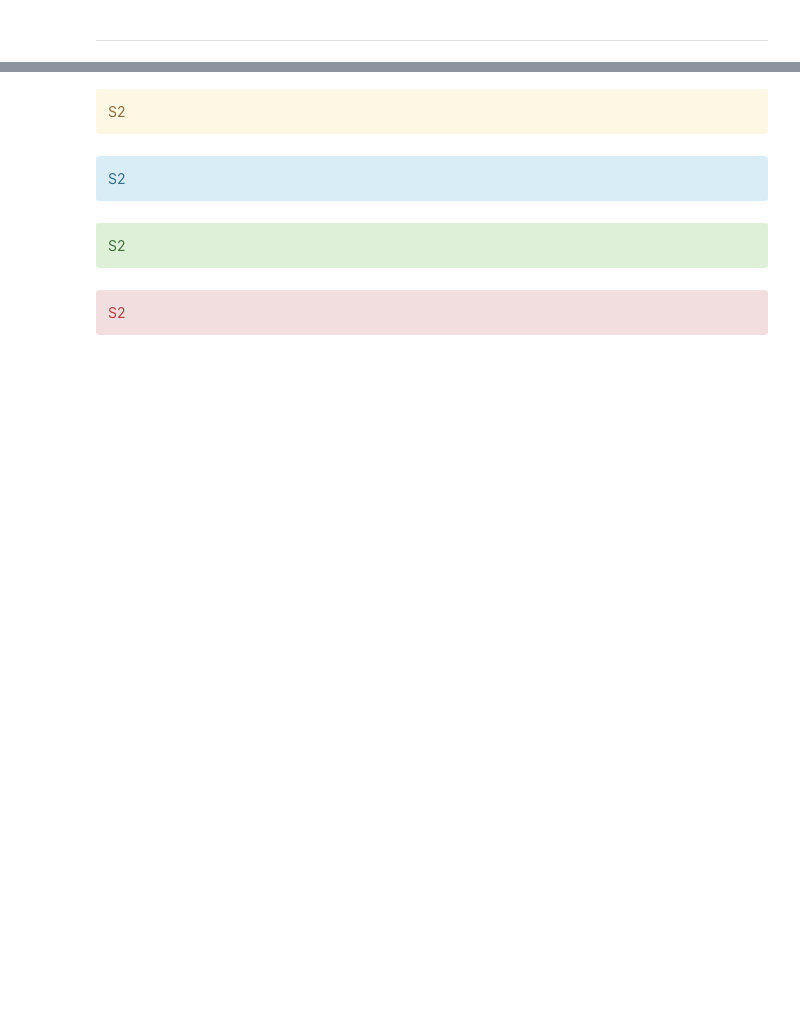
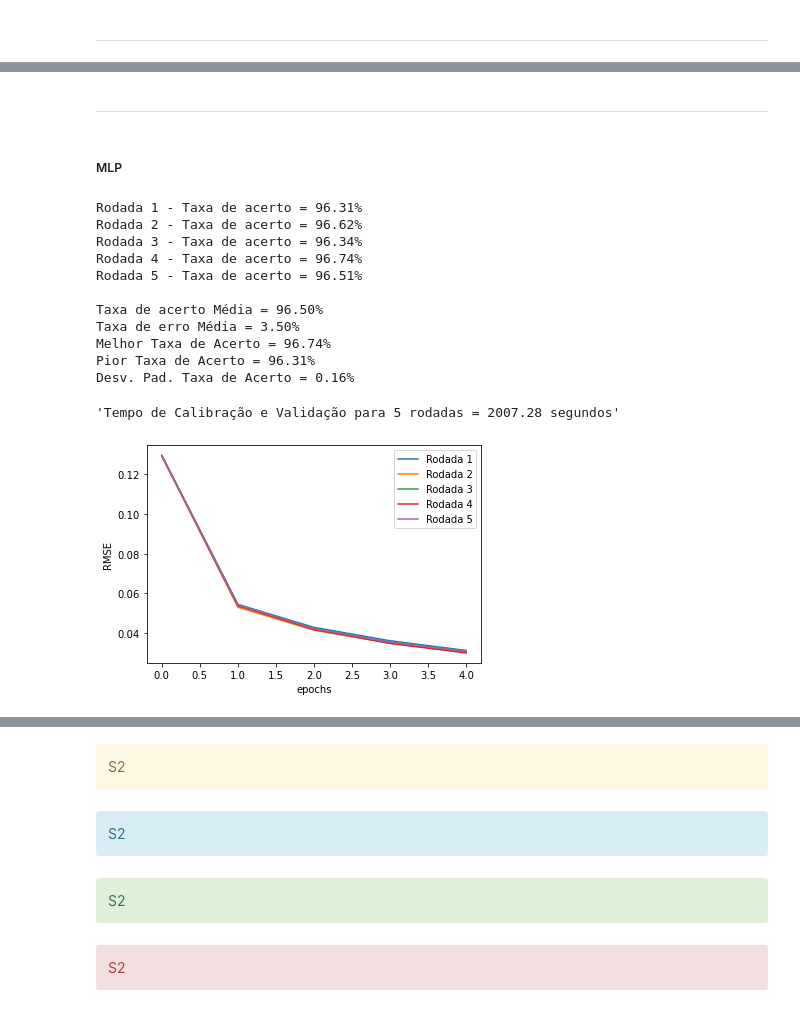
Before and after one commit to Ceduardosl/ICA, a Jupyter notebook: Projeto_Final/TC1_Q_01/TC1_Q_01.ipynb, the cells around one changed output, grey strips where cells are left out. Saved outputs shown, nothing was run; the diff lists cells and outputs as text; code cells hidden in the pictures; blank space fills up the shorter version.

```diff
--- a/Projeto_Final/TC1_Q_01/TC1_Q_01.ipynb
+++ b/Projeto_Final/TC1_Q_01/TC1_Q_01.ipynb
@@ -334,0 +451,4 @@ print(RMSE_ep)
+# %% [markdown]
+***
+# %% [markdown]
+##### MLP
@@ -334,0 +580,26 @@ print(RMSE_ep)
+# %%
+X, Y = MNIST_data.get_train_data()
+X_test, Y_test = MNIST_data.get_test_data()
+
+Y = one_hot_enconding(Y, 10)
+Y_test = one_hot_enconding(Y_test, 10)
+
+X = norm_data(X)
+X_test = norm_data(X_test)
+
+#LP(X, Y, X_test, Y_test, eta, Nr, Ne, mon, fun_type)
+MLP (X, Y, X_test, Y_test, 0.05, 5, 5, 0.75, "log")
+# %% [output]
+Rodada 1 - Taxa de acerto = 96.31%
+Rodada 2 - Taxa de acerto = 96.62%
+Rodada 3 - Taxa de acerto = 96.34%
+Rodada 4 - Taxa de acerto = 96.74%
+Rodada 5 - Taxa de acerto = 96.51%
+
+Taxa de acerto Média = 96.50%
+Taxa de erro Média = 3.50%
+Melhor Taxa de Acerto = 96.74%
+Pior Taxa de Acerto = 96.31%
+Desv. Pad. Taxa de Acerto = 0.16%
+'Tempo de Calibração e Validação para 5 rodadas = 2007.28 segundos'
+[figure, added]
```
Also changed, not shown: parts of 18 cells of this notebook, 1 other file.
